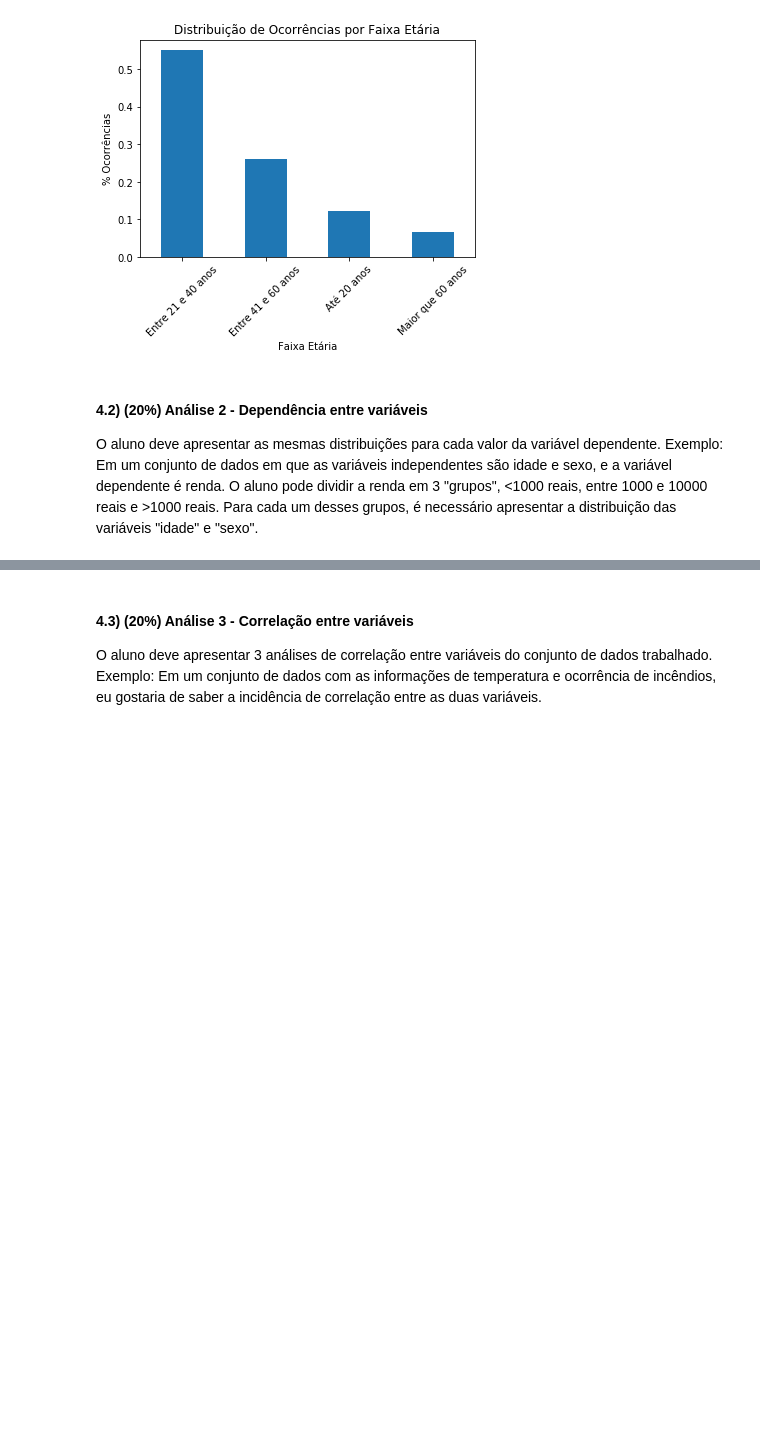
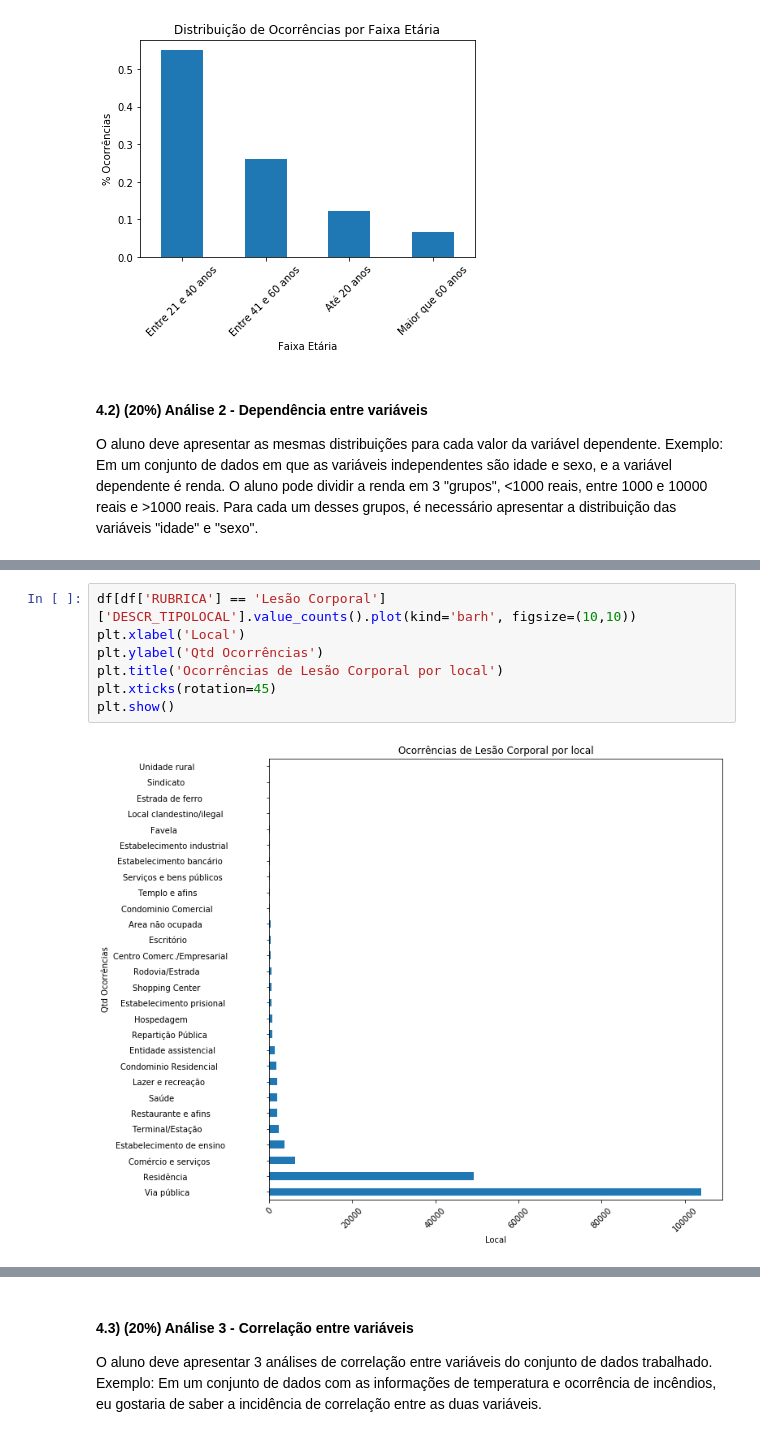
Before and after one commit to PedroHJSantos/aed_projeto_1, a Jupyter notebook: template.ipynb, the cells around one changed output, grey strips where cells are left out. Cells and saved outputs as stored; diff of their text form; blank space fills up the shorter version.

```diff
--- a/template.ipynb
+++ b/template.ipynb
@@ -670,0 +713,9 @@ O aluno deve apresentar as mesmas distribuições para cada valor da variável d
+# %%
+df[df['RUBRICA'] == 'Lesão Corporal']['DESCR_TIPOLOCAL'].value_counts().plot(kind='barh', figsize=(10,10))
+plt.xlabel('Local')
+plt.ylabel('Qtd Ocorrências')
+plt.title('Ocorrências de Lesão Corporal por local')
+plt.xticks(rotation=45)
+plt.show()
+# %% [output]
+[figure, added]
```
Also changed, not shown: parts of 18 cells of this notebook.
